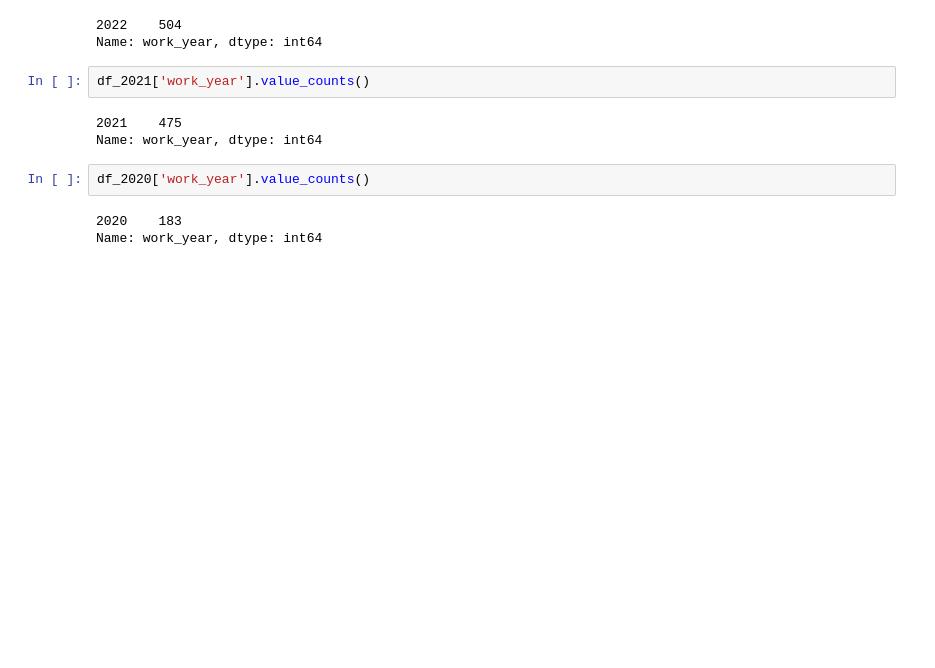
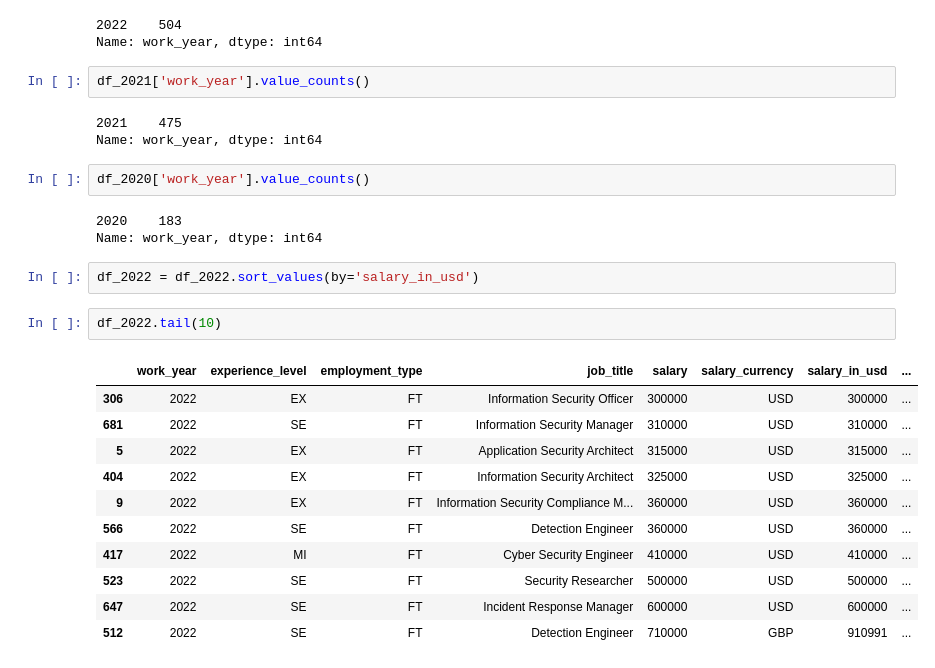
Before and after one commit to SantosAbimaelRomero/Cyber-Security-Salaries, a Jupyter notebook: Cyber Security Salary Presentation.ipynb, the cells around one changed output. Saved outputs shown, nothing was run; the diff lists cells and outputs as text; blank space fills up the shorter version.

```diff
--- a/Cyber Security Salary Presentation.ipynb
+++ b/Cyber Security Salary Presentation.ipynb
@@ -312,3 +284,19 @@ df_2020['work_year'].value_counts()
 # %% [output]
 2020    183
 Name: work_year, dtype: int64
+# %%
+df_2022 = df_2022.sort_values(by='salary_in_usd')
+# %%
+df_2022.tail(10)
+# %% [output]
+|  | work_year | experience_level | employment_type | job_title | salary | salary_currency | salary_in_usd | ... |
+| 306 | 2022 | EX | FT | Information Security Officer | 300000 | USD | 300000 | ... |
+| 681 | 2022 | SE | FT | Information Security Manager | 310000 | USD | 310000 | ... |
+| 5 | 2022 | EX | FT | Application Security Architect | 315000 | USD | 315000 | ... |
+| 404 | 2022 | EX | FT | Information Security Architect | 325000 | USD | 325000 | ... |
+| 9 | 2022 | EX | FT | Information Security Compliance M... | 360000 | USD | 360000 | ... |
+| 566 | 2022 | SE | FT | Detection Engineer | 360000 | USD | 360000 | ... |
+| 417 | 2022 | MI | FT | Cyber Security Engineer | 410000 | USD | 410000 | ... |
+| 523 | 2022 | SE | FT | Security Researcher | 500000 | USD | 500000 | ... |
+| 647 | 2022 | SE | FT | Incident Response Manager | 600000 | USD | 600000 | ... |
+| 512 | 2022 | SE | FT | Detection Engineer | 710000 | GBP | 910991 | ... |
```
Also changed, not shown: parts of 5 cells of this notebook.
